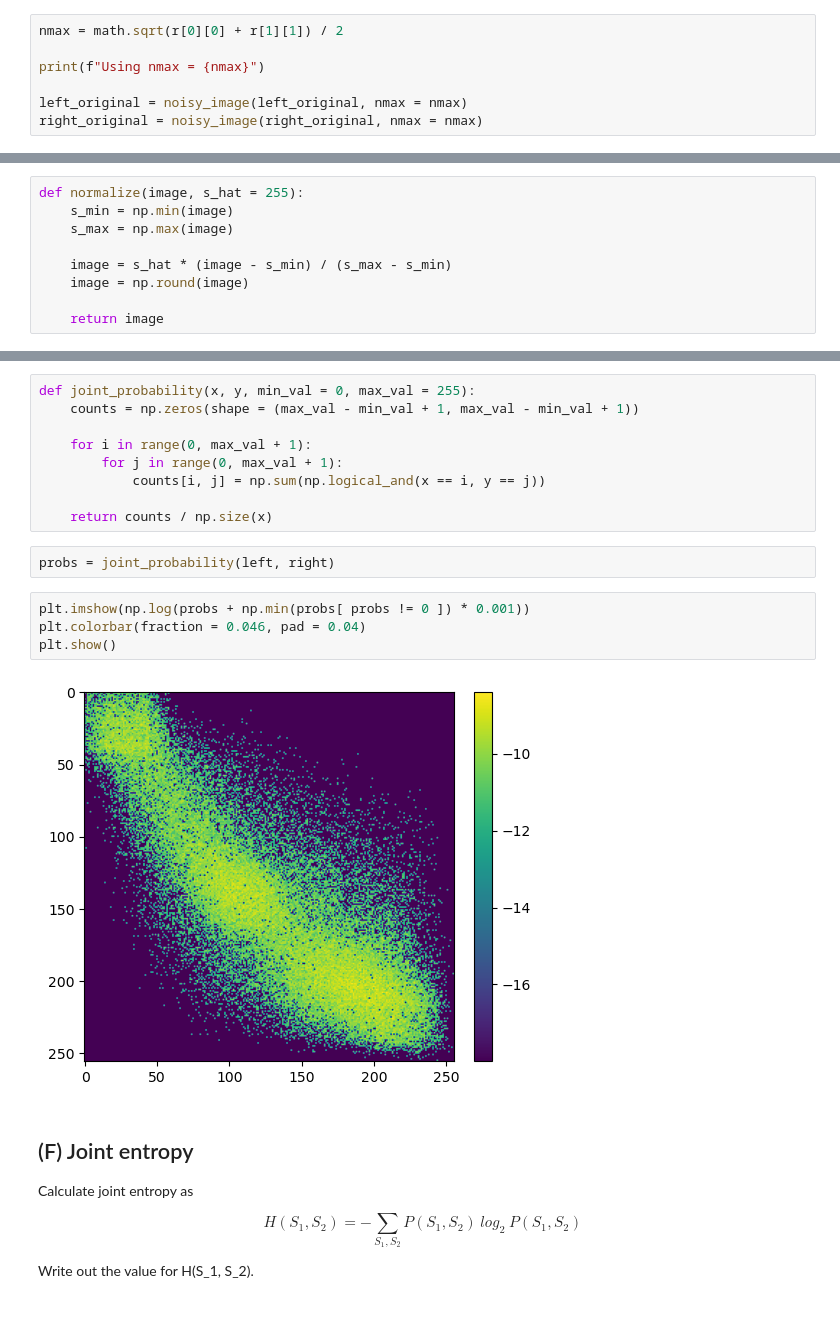
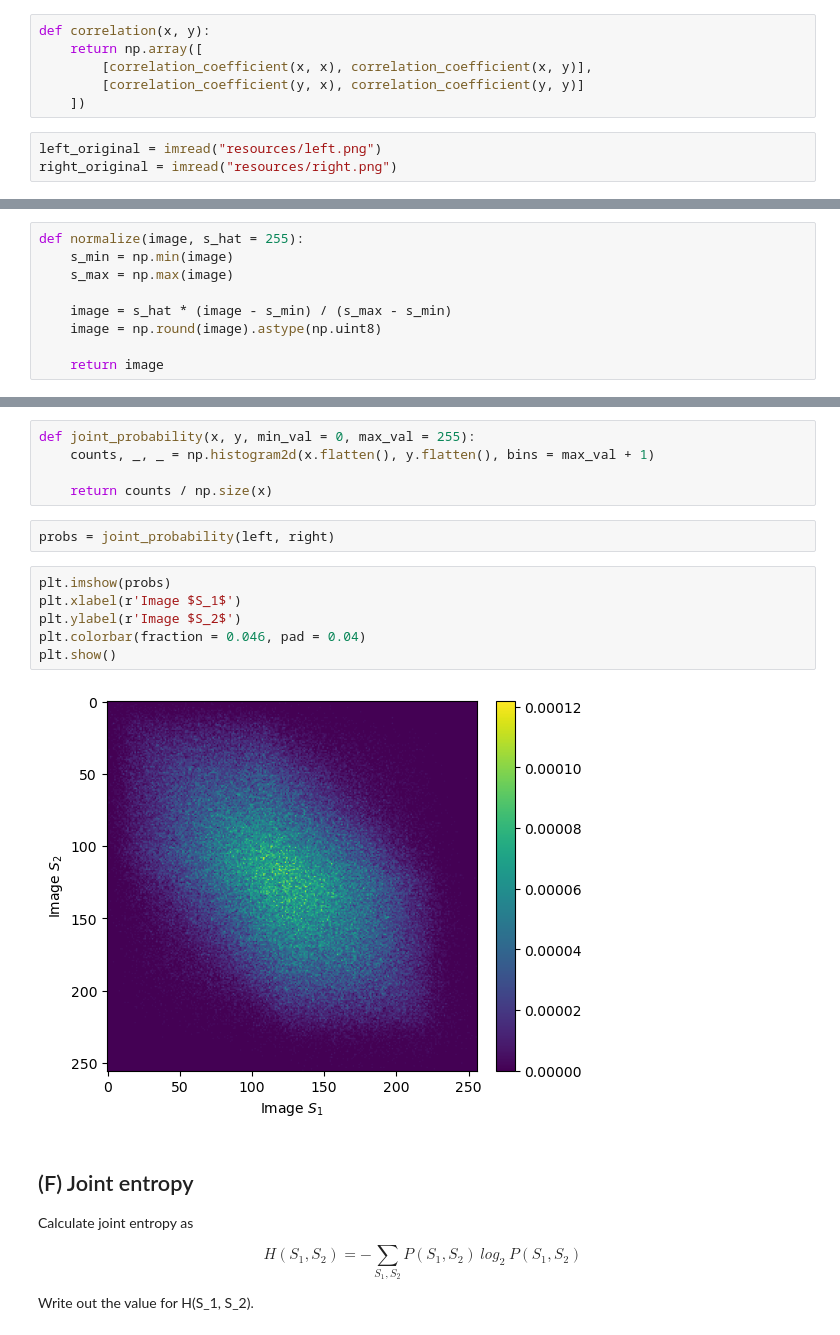
Before and after one commit to kerseviciute/how-does-vision-work, a Jupyter notebook: homework-2-4-noisy.ipynb, the cells around one changed output, grey strips where cells are left out. Cells and saved outputs as stored; diff of their text form.

```diff
--- a/homework-2-4-noisy.ipynb
+++ b/homework-2-4-noisy.ipynb
@@ -45,7 +46,9 @@ r = correlation(left_original, right_original)
+# %%
+def correlation(x, y):
+    return np.array([
+        [correlation_coefficient(x, x), correlation_coefficient(x, y)],
+        [correlation_coefficient(y, x), correlation_coefficient(y, y)]
+    ])
 # %%
-nmax = math.sqrt(r[0][0] + r[1][1]) / 2
-
-print(f"Using nmax = {nmax}")
-
-left_original = noisy_image(left_original, nmax = nmax)
-right_original = noisy_image(right_original, nmax = nmax)
+left_original = imread("resources/left.png")
+right_original = imread("resources/right.png")
@@ -97,7 +109,7 @@ def normalize(image, s_hat = 255):
     s_max = np.max(image)
 
     image = s_hat * (image - s_min) / (s_max - s_min)
-    image = np.round(image)
+    image = np.round(image).astype(np.uint8)
 
     return image
 # %%
@@ -158,21 +181,19 @@ Calculate the joint probability $P(S_1, S_2)$ of $S_L(x, y) = S_1$ and $S_R(x, y
 Plot out $P(S_1, S_2)$ (which is the joint probability distribution function) versus $S_1$ and $S_2$.
 # %%
 def joint_probability(x, y, min_val = 0, max_val = 255):
-    counts = np.zeros(shape = (max_val - min_val + 1, max_val - min_val + 1))
-
-    for i in range(0, max_val + 1):
-        for j in range(0, max_val + 1):
-            counts[i, j] = np.sum(np.logical_and(x == i, y == j))
+    counts, _, _ = np.histogram2d(x.flatten(), y.flatten(), bins = max_val + 1)
 
     return counts / np.size(x)
 # %%
 probs = joint_probability(left, right)
 # %%
-plt.imshow(np.log(probs + np.min(probs[ probs != 0 ]) * 0.001))
+plt.imshow(probs)
+plt.xlabel(r'Image $S_1$')
+plt.ylabel(r'Image $S_2$')
 plt.colorbar(fraction = 0.046, pad = 0.04)
 plt.show()
 # %% [output]
-[figure, old version]
+[figure, new version]
 # %% [markdown]
 ## (F) Joint entropy
 
```
Also changed, not shown: parts of 38 cells of this notebook, 5 other files.
